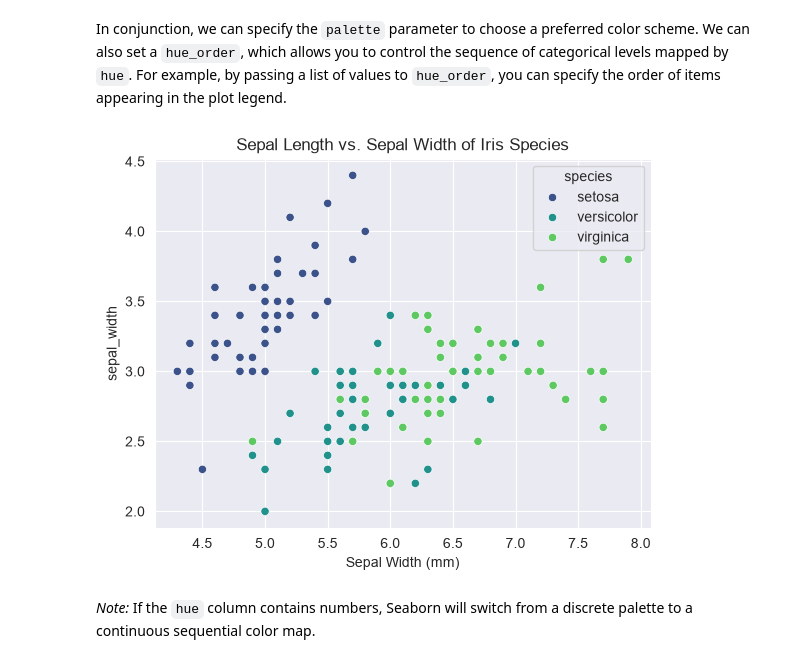
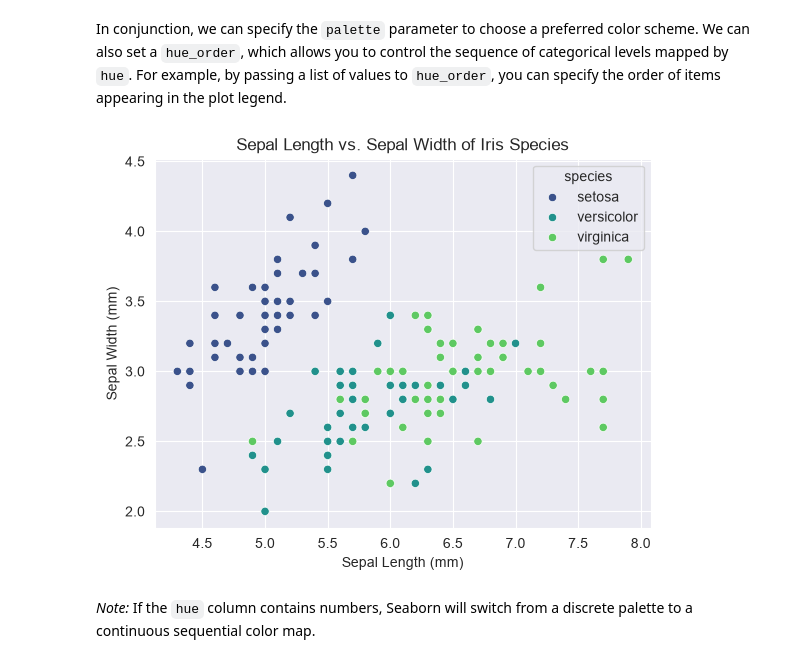
Before and after one commit to kelpppp/data-viz-notes, a Jupyter notebook: 02-data-visualization-notes.ipynb, the cells around one changed output. Saved outputs shown, nothing was run; the diff lists cells and outputs as text; code cells hidden in the pictures.

```diff
--- a/02-data-visualization-notes.ipynb
+++ b/02-data-visualization-notes.ipynb
@@ -376,20 +378,20 @@ In conjunction, we can specify the `palette` parameter to choose a preferred col
 # %%
 plot = sns.scatterplot(
     x='sepal_length',
     y='sepal_width',
     data=flowers_df,
     hue='species',
     # specify palette from Seaborn palettes list
     palette='viridis',
     # passing a list of species values with custom order
     hue_order = ['setosa', 'versicolor', 'virginica']
 )
 
 plot.set_title('Sepal Length vs. Sepal Width of Iris Species')
 plot.set_xlabel('Sepal Length (mm)')
-plot.set_xlabel('Sepal Width (mm)');
+plot.set_ylabel('Sepal Width (mm)');
 # %% [output]
-[figure, old version]
+[figure, new version]
 # %% [markdown]
 *Note:* If the `hue` column contains numbers, Seaborn will switch from a discrete palette to a continuous sequential color map.
 # %% [markdown]
```
Also changed, not shown: parts of 56 cells of this notebook.
